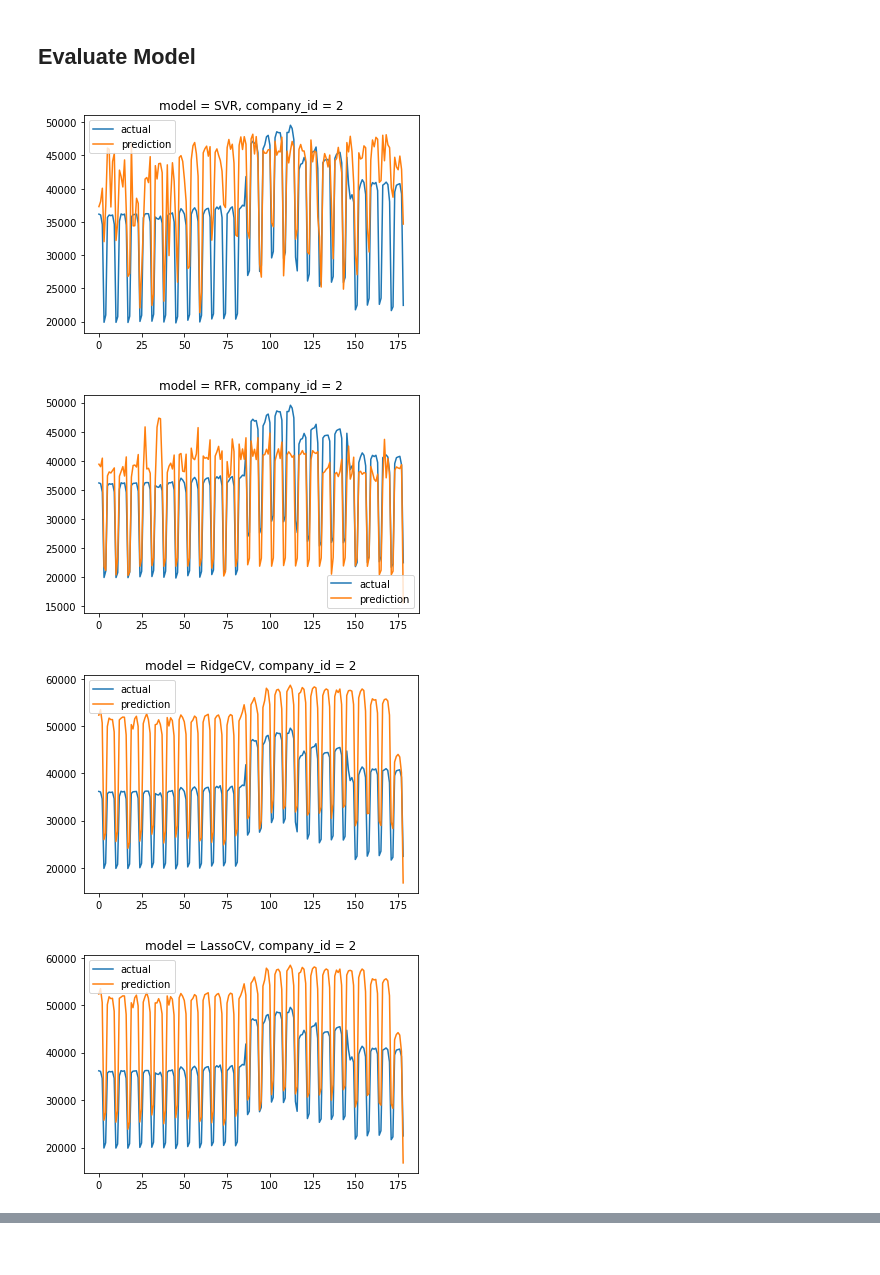
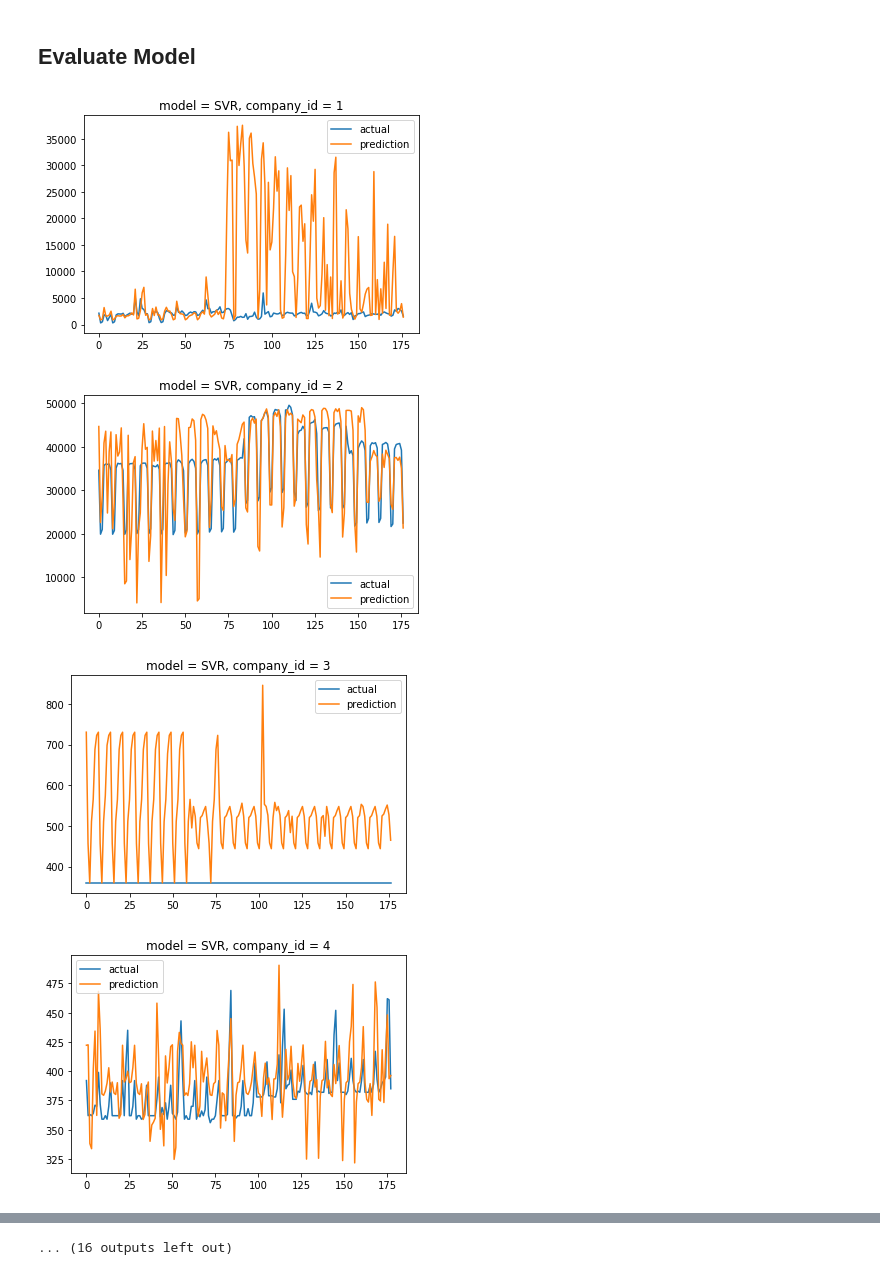
Before and after one commit to Shane-Bowen/fyp_flask_webapp, a Jupyter notebook: notebooks/Data Preprocessing Pipeline.ipynb, the cells around one changed output, grey strips where cells are left out. Cells and saved outputs as stored; diff of their text form; code cells hidden in the pictures.

Commit message:
train model for all companies

```diff
--- a/notebooks/Data Preprocessing Pipeline.ipynb
+++ b/notebooks/Data Preprocessing Pipeline.ipynb
@@ -373,7 +377,7 @@ RidgeCV is a linear regression algorithm that looks at multiple regression data
 # %%
 # create the pipeline
 pipe = Pipeline(steps=[('preprocess', preprocess_pipeline), ('r', RidgeCV())])
-lambdas = np.geomspace(0.0001, 0.001, num=10)
+lambdas = np.geomspace(0.1, 1, num=10)
 param_grid = {
     'r__alphas':[lambdas]
 }
@@ -409,7 +413,7 @@ pipe = Pipeline(steps=[('preprocess', preprocess_pipeline), ('l', LassoCV())])
 lambdas = np.geomspace(1, 100, num=10)
 param_grid = {
     'l__alphas':[lambdas],
-    'l__eps':[0.1]
+    'l__eps':[0.1, 0.01, 0.001]
 }
 
 search = GridSearchCV(pipe, param_grid, cv=10, refit=True, error_score='raise')
@@ -631,0 +508,22 @@ Day=178, Expected=39230.00, Predicted=39230.00
+# %%
+# create the pipeline
+pipe = Pipeline(steps=[('preprocess', preprocess_pipeline), ('xgb', XGBRegressor())])
+param_grid = {
+    'xgb__booster':['gbtree', 'gblinear', 'dart'],
+}
+
+search = GridSearchCV(pipe, param_grid, cv=10, refit=True, error_score='raise')
+search.fit(X, y)
+print("Best CV score = %0.3f:" % search.best_score_)
+print("Best parameters: ", search.best_params_)
+
+# store the best params and best model for later use
+XGB_best_params = search.best_params_
+XGB_best_model = search.best_estimator_
+y_tr_pred = search.predict(X)
+y_te_pred = search.predict(Xtest)
+
+# append results to dict
+name = 'XGB'
+scores[name] = search.best_score_
+predictions[name] = y_te_pred
@@ -640,5 +541,5 @@ The highest scoring algorithm was RFR, with score of 0.923
 # %%
-models = ['SVR', 'RFR', 'RidgeCV', 'LassoCV']
+models = ['SVR', 'RFR', 'RidgeCV', 'LassoCV', 'GBR', 'ADA', 'XGB']
 total_pred = pd.DataFrame()
 
 for model in models:
@@ -646,7 +547,7 @@ for model in models:
     prediction.insert(0, 'company_id', dftest['company_id'])
     prediction.insert(1, 'model', model)
     prediction.insert(2, 'time', dftest['time'])
-    prediction.insert(3, 'volume_tests', predictions[max_val])
+    prediction.insert(3, 'volume_tests', predictions[model])
     total_pred = total_pred.append(prediction)
 total_pred
 # %% [output]
@@ -668,19 +569,19 @@ total_pred
 # %%
 company_id = dftest.company_id.unique()
 company_id = np.sort(company_id)
 
-models = ['SVR', 'RFR', 'RidgeCV', 'LassoCV']
+models = ['SVR', 'RFR', 'RidgeCV', 'LassoCV', 'GBR', 'ADA', 'XGB']
 
-for company in company_id:
-    for model in models:
+for model in models:
+    for company in company_id:
         # Plot comparison Predicted vs Actual
         pyplot.plot(list(dftest.loc[dftest['company_id'] == company]['volume_tests']), label='actual')
-        pyplot.plot(list(predictions[model]), label='prediction')
+        pyplot.plot(list(total_pred.loc[(total_pred['company_id'] == company) & (total_pred['model'] == model)]['volume_tests']), label='prediction')
         pyplot.legend()
         plt.title("model = %s, company_id = %s" % (str(model), str(company)))
         pyplot.show()
 # %% [output]
-[figure, old version]
+[figure, new version]
-[figure, old version]
+[figure, new version]
-[figure, old version]
+[figure, new version]
-[figure, old version]
+[figure, new version]
@@ -687,3 +596,4 @@ for company in company_id:
+... (16 outputs left out)
 # %%
 # Summary of the predicted vs actual vol. of tests
 company_id = dftest.company_id.unique()
```
Also changed, not shown: parts of 29 cells of this notebook, 1 other file.
